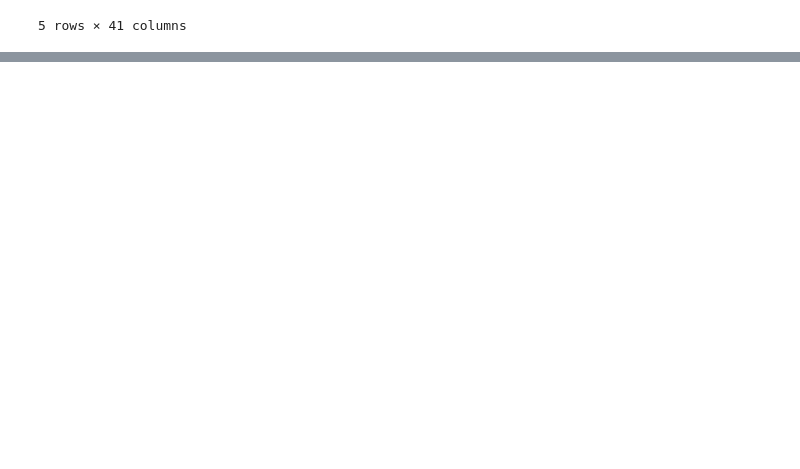
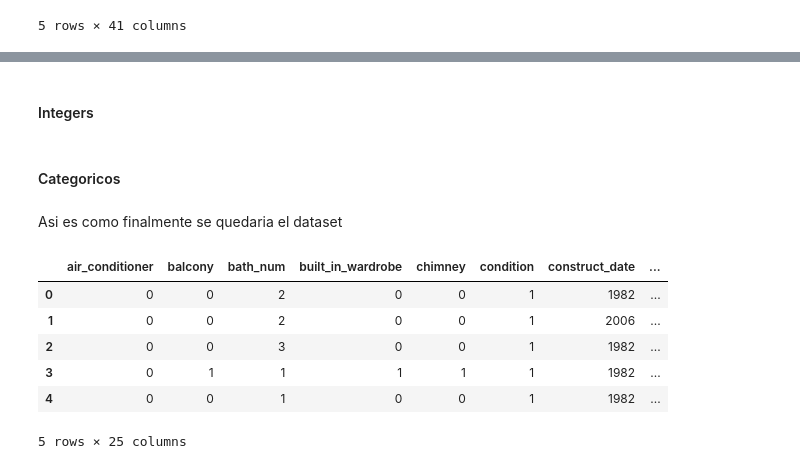
Before and after one commit to Anllel12/InmueblesPrediccion, a Jupyter notebook: InmueblesPrediccion.ipynb, the cells around one changed output, grey strips where cells are left out. Drawn from its saved outputs; the diff is of its cells as text; code cells hidden in the pictures; blank space fills up the shorter version.

```diff
--- a/InmueblesPrediccion.ipynb
+++ b/InmueblesPrediccion.ipynb
@@ -132,0 +147,3 @@ dtype: int64
+# %%
+# Haremos por seguridad una copia del marco de datos original antes de su procesamiento posterior
+inmuebles = df.copy()
@@ -132,0 +215,12 @@ dtype: int64
+# %%
+# Reemplaza los valores nulos por la media aritmética
+inmuebles['construct_date'].fillna(inmuebles['construct_date'].mean(), inplace=True)
+
+# Reemplaza los valores nulos por 0
+inmuebles['lift'].fillna(0, inplace=True)
+inmuebles['unfurnished'].fillna(0, inplace=True)
+inmuebles['kitchen'].fillna(0, inplace=True)
+
+# Reemplaza los valores nulos en la columna por la moda(valor más repetido)
+inmuebles['condition'].fillna(inmuebles['condition'].mode()[0], inplace=True)
+inmuebles['energetic_certif'].fillna(inmuebles['energetic_certif'].mode()[0], inplace=True)
@@ -132,0 +246,30 @@ dtype: int64
+# %% [markdown]
+#### Integers
+# %%
+inmuebles['construct_date'] = inmuebles['construct_date'].astype('int64')
+inmuebles['kitchen'] = inmuebles['kitchen'].astype('int64')
+inmuebles['lift'] = inmuebles['lift'].astype('int64')
+inmuebles['unfurnished'] = inmuebles['unfurnished'].astype('int64')
+# %% [markdown]
+#### Categoricos
+# %%
+inmuebles['condition'] = inmuebles['condition'].astype('category').cat.codes
+inmuebles['energetic_certif'] = inmuebles['energetic_certif'].astype('category').cat.codes
+inmuebles['floor'] = inmuebles['floor'].astype('category').cat.codes
+inmuebles['garage'] = inmuebles['garage'].astype('category').cat.codes
+inmuebles['heating'] = inmuebles['heating'].astype('category').cat.codes
+inmuebles['house_type'] = inmuebles['house_type'].astype('category').cat.codes
+inmuebles['loc_full'] = inmuebles['loc_full'].astype('category').cat.codes
+inmuebles['orientation'] = inmuebles['orientation'].astype('category').cat.codes
+# %% [markdown]
+Asi es como finalmente se quedaria el dataset
+# %%
+inmuebles[features_list].head()
+# %% [output]
+|  | air_conditioner | balcony | bath_num | built_in_wardrobe | chimney | condition | construct_date | ... |
+| 0 | 0 | 0 | 2 | 0 | 0 | 1 | 1982 | ... |
+| 1 | 0 | 0 | 2 | 0 | 0 | 1 | 2006 | ... |
+| 2 | 0 | 0 | 3 | 0 | 0 | 1 | 1982 | ... |
+| 3 | 0 | 1 | 1 | 1 | 1 | 1 | 1982 | ... |
+| 4 | 0 | 0 | 1 | 0 | 0 | 1 | 1982 | ... |
+5 rows × 25 columns
```
Also changed, not shown: parts of 53 cells of this notebook, 1 other file.
